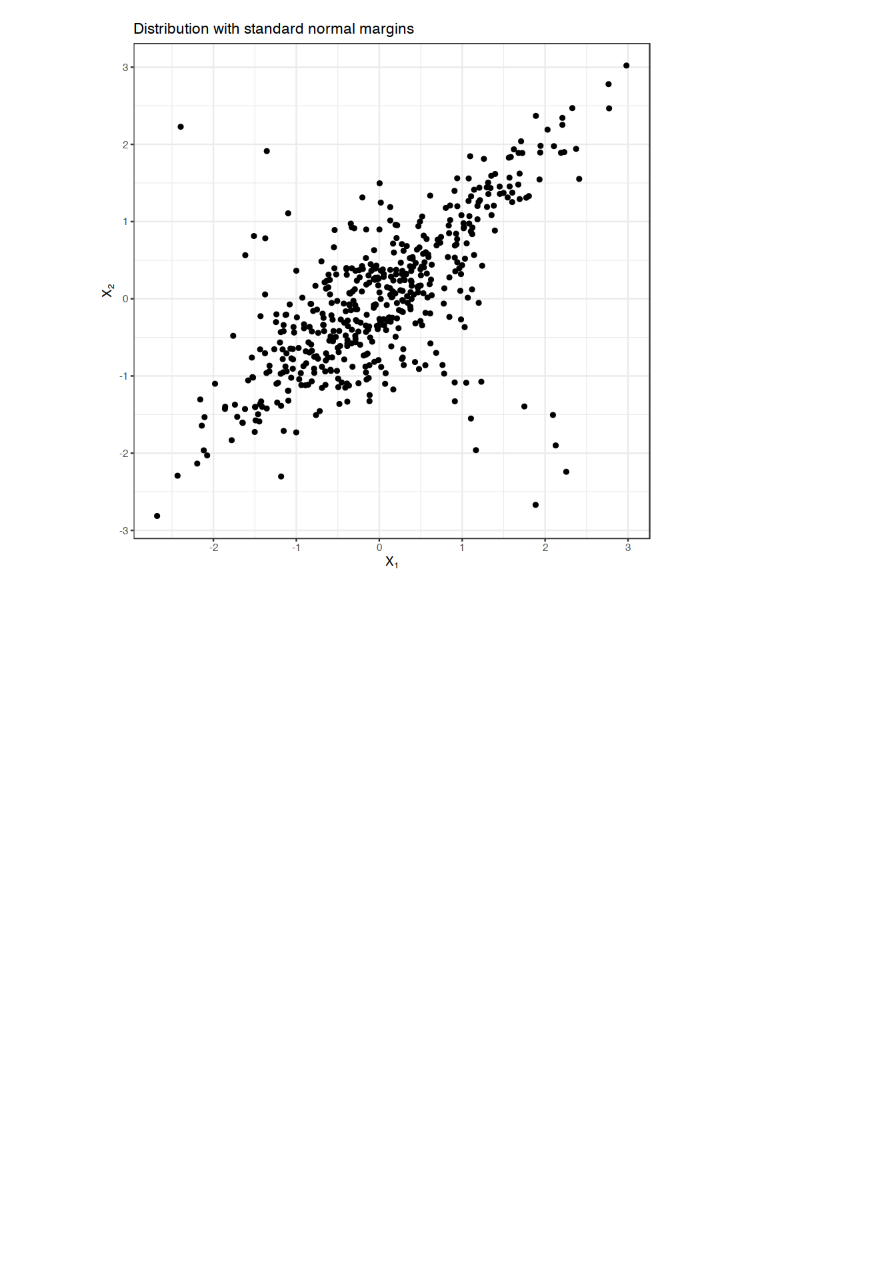
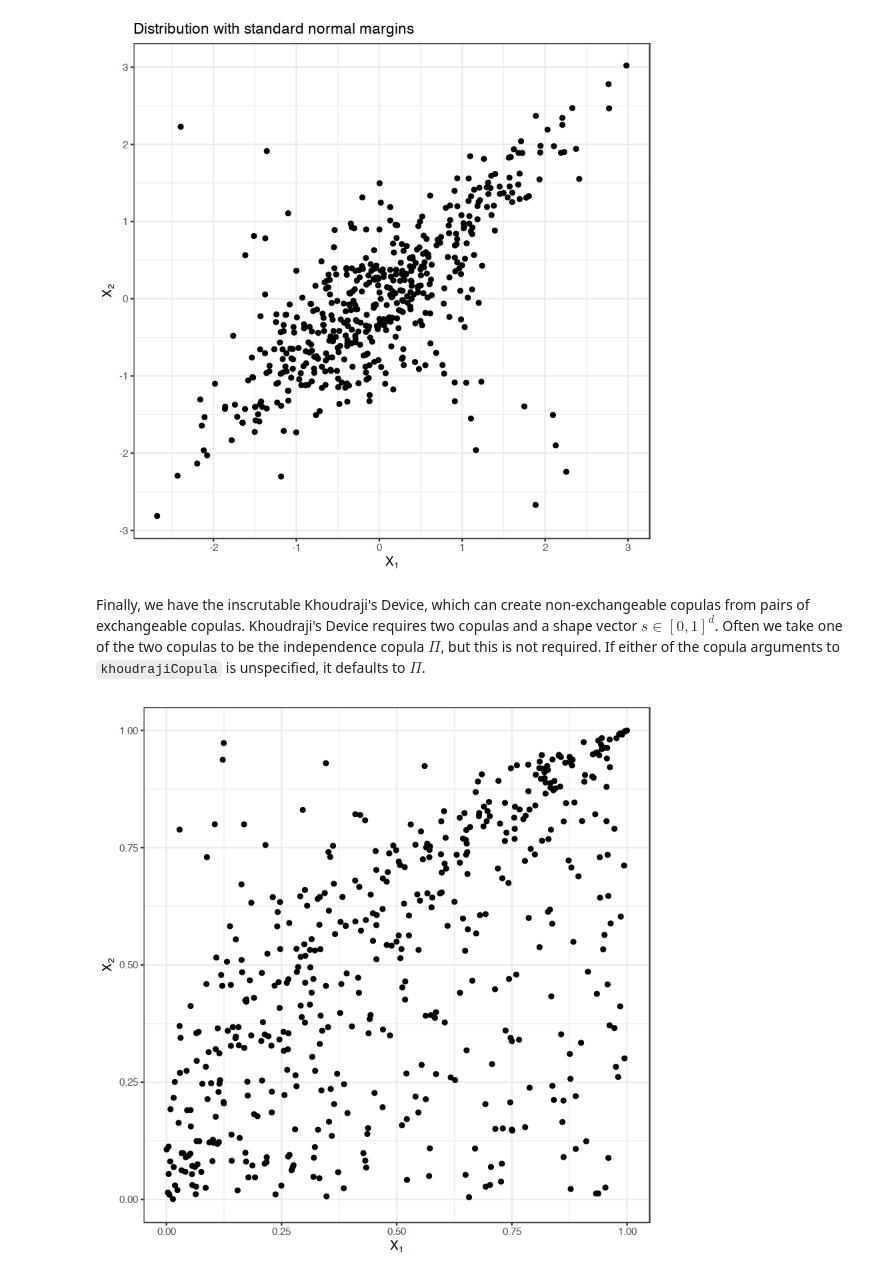
Before and after one commit to rplzzz/copula-explore, a Jupyter notebook: intro-to-copulas.ipynb, the cells around one changed output. Cells and saved outputs as stored; diff of their text form; code cells hidden in the pictures; blank space fills up the shorter version.

Commit message:
Add example of Khoudraji's Device

```diff
--- a/intro-to-copulas.ipynb
+++ b/intro-to-copulas.ipynb
@@ -173,3 +173,10 @@ scatterplot_mat(rMvdc(500, mdf)) + ggtitle('Distribution with standard normal ma
 # %% [output]
 [figure]
 [figure]
+# %% [markdown]
+Finally, we have the inscrutable Khoudraji's Device, which can create non-exchangeable copulas from pairs of exchangeable copulas.  Khoudraji's Device requires two copulas and a shape vector $s \in [0,1]^d$.  Often we take one of the two copulas to be the independence copula $\Pi$, but this is not required.  If either of the copula arguments to `khoudrajiCopula` is unspecified, it defaults to $\Pi$.
+# %%
+kc <- khoudrajiCopula(copula2 = gumbelCopula(4, dim=2), shape=c(0.5, 0.95))
+scatterplot_mat(rCopula(500,kc))
+# %% [output]
+[figure, added]
```
Also changed, not shown: parts of 2 cells of this notebook.
